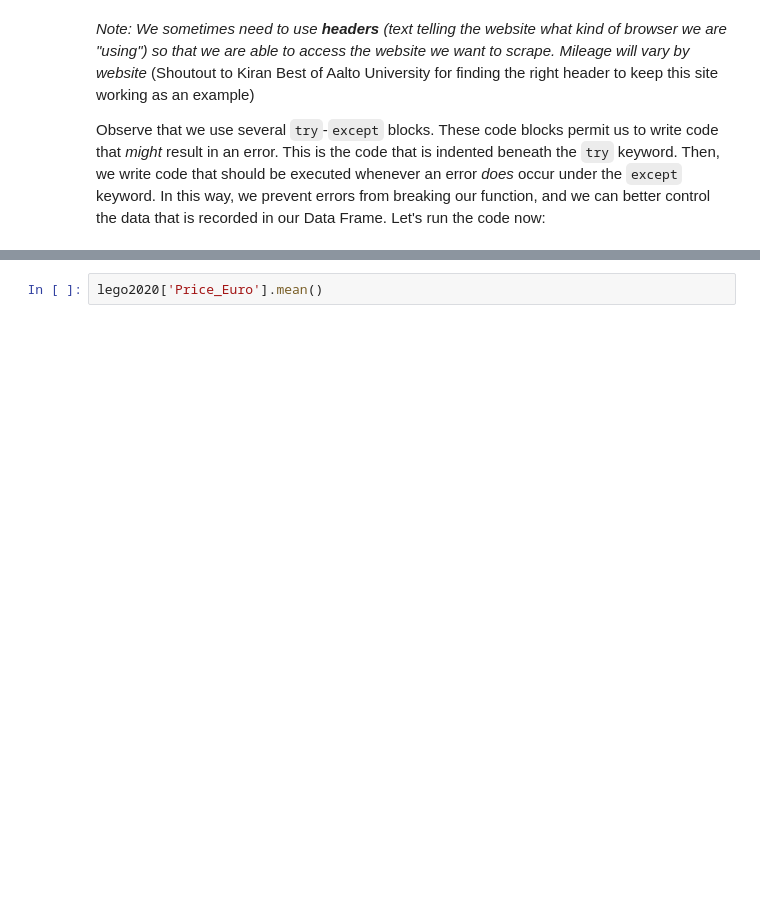
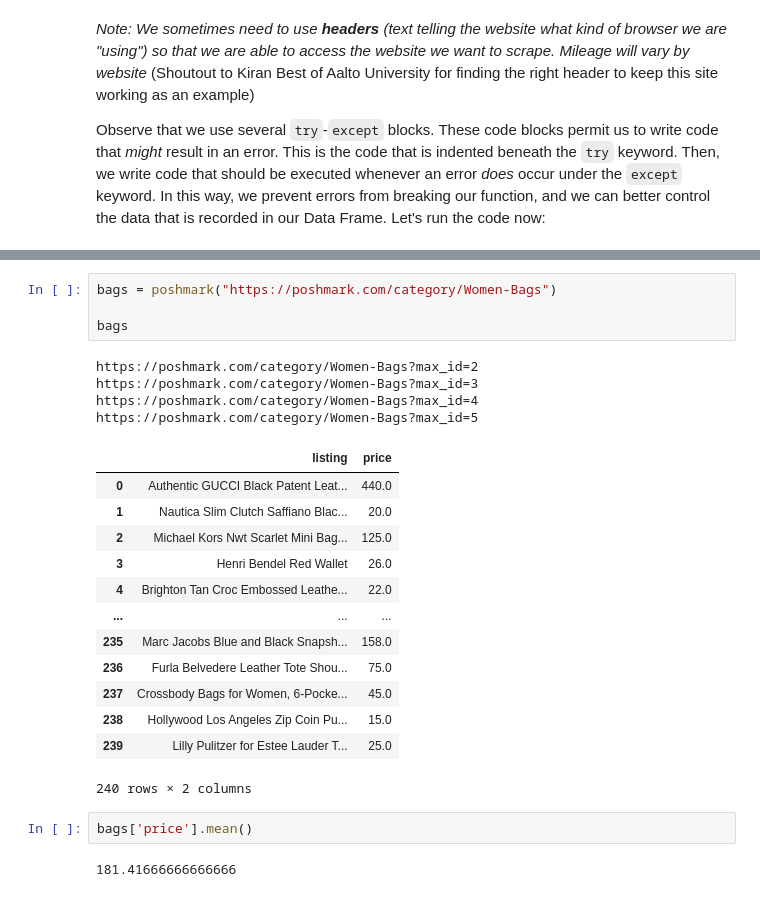
Before and after one commit to Dillon-cel/econ8320-assignment-07, a Jupyter notebook: Lesson.ipynb, the cells around one changed output, grey strips where cells are left out. Saved outputs shown, nothing was run; the diff lists cells and outputs as text; blank space fills up the shorter version.

```diff
--- a/Lesson.ipynb
+++ b/Lesson.ipynb
@@ -999,3 +423,27 @@ There you have it! A single, easy-to-read function that will collect data on all
+# %%
+bags = poshmark("https://poshmark.com/category/Women-Bags")
+
+bags
+# %% [output]
+https://poshmark.com/category/Women-Bags?max_id=2
+https://poshmark.com/category/Women-Bags?max_id=3
+https://poshmark.com/category/Women-Bags?max_id=4
+https://poshmark.com/category/Women-Bags?max_id=5
+|  | listing | price |
+| 0 | Authentic GUCCI Black Patent Leat... | 440.0 |
+| 1 | Nautica Slim Clutch Saffiano Blac... | 20.0 |
+| 2 | Michael Kors Nwt Scarlet Mini Bag... | 125.0 |
+| 3 | Henri Bendel Red Wallet | 26.0 |
+| 4 | Brighton Tan Croc Embossed Leathe... | 22.0 |
+| ... | ... | ... |
+| 235 | Marc Jacobs Blue and Black Snapsh... | 158.0 |
+| 236 | Furla Belvedere Leather Tote Shou... | 75.0 |
+| 237 | Crossbody Bags for Women, 6-Pocke... | 45.0 |
+| 238 | Hollywood Los Angeles Zip Coin Pu... | 15.0 |
+| 239 | Lilly Pulitzer for Estee Lauder T... | 25.0 |
+240 rows × 2 columns
 # %%
-lego2020['Price_Euro'].mean()
+bags['price'].mean()
+# %% [output]
+181.41666666666666
 # %% [markdown]
```
Also changed, not shown: parts of 53 cells of this notebook.
